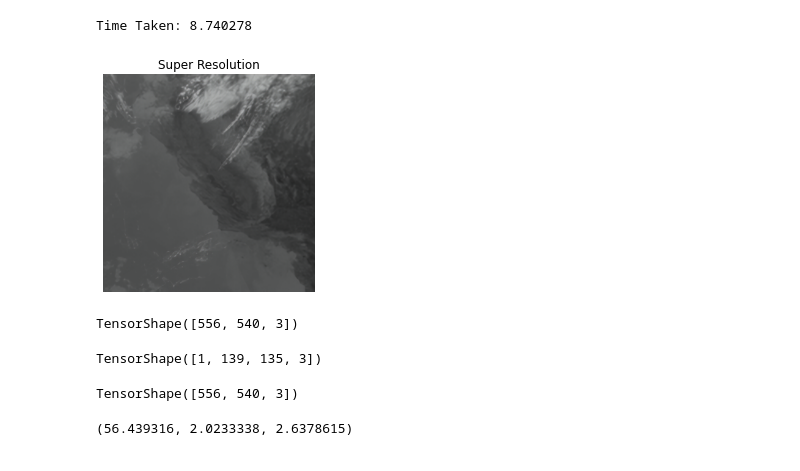
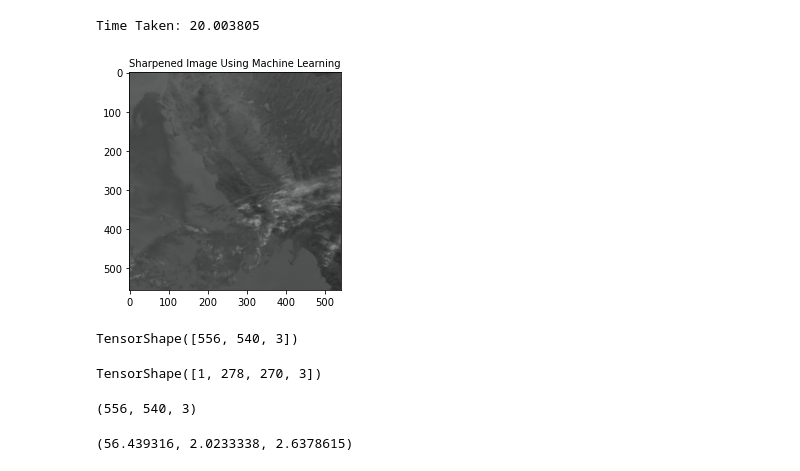
Before and after one commit to ccny-glasslab/Fires, a Jupyter notebook: Machine Learning/Image Enhancing.ipynb, the cells around one changed output. Drawn from its saved outputs; the diff is of its cells as text; code cells hidden in the pictures.

```diff
--- a/Machine Learning/Image Enhancing.ipynb
+++ b/Machine Learning/Image Enhancing.ipynb
@@ -31,5 +13,5 @@ Successfully installed tensorflow-hub-0.8.0
 # %%
-IMAGE_PATH = "GOES.png"
+IMAGE_PATH = "PNGs/GOES-17_ABI_RadC_C07_20181116_180619_cali.png"
 SAVED_MODEL_PATH = "https://tfhub.dev/captain-pool/esrgan-tf2/1"
 
 model = hub.load(SAVED_MODEL_PATH)
@@ -40,7 +22,7 @@ def preprocess_image(image_path):
   # images with 3 color channels.
   if hr_image.shape[-1] == 4:
     hr_image = hr_image[...,:-1]
-  hr_size = (tf.convert_to_tensor(hr_image.shape[:-1]) // 4) * 4
+  hr_size = (tf.convert_to_tensor(hr_image.shape[:-1]) // 2) * 2
   hr_image = tf.image.crop_to_bounding_box(hr_image, 0, 0, hr_size[0], hr_size[1])
   hr_image = tf.cast(hr_image, tf.float32)
   return tf.expand_dims(hr_image, 0)
@@ -56,9 +38,9 @@ def plot_image(image, title=""):
   image = np.asarray(image)
   image = tf.clip_by_value(image, 0, 255)
   image = Image.fromarray(tf.cast(image, tf.uint8).numpy())
-  plt.imshow(image)
-  plt.axis("off")
-  plt.title(title)
+  plt.imshow(image, cmap = 'viridis')
+  #plt.axis("off")
+  plt.title(title, fontsize = 10)
 
 def downscale_image(image):
   image_size = []
@@ -73,7 +55,7 @@ def downscale_image(image):
 
   lr_image = np.asarray(
     Image.fromarray(image.numpy())
-    .resize([image_size[0] // 4, image_size[1] // 4],
+    .resize([image_size[0] // 2, image_size[1] // 2],
               Image.BICUBIC))
 
   lr_image = tf.expand_dims(lr_image, 0)
@@ -89,8 +71,13 @@ fake_image = tf.squeeze(fake_image)
 hr_image = tf.squeeze(hr_image)
 print("Time Taken: %f" % (time.time() - start))
 # %% [output]
-Time Taken: 8.740278
+Time Taken: 20.003805
-# %%
-plot_image(tf.squeeze(fake_image), title = "Super Resolution")
-# %% [output]
-[figure, removed]
+# %%
+fake_image = resize(fake_image, (556, 540, 3))
+plot_image(fake_image, "Sharpened Image Using Machine Learning")
+
+#divider = make_axes_locatable(ax)
+#cax = divider.append_axes("right", size="5%", pad=0.05)
+#_ = plt.colorbar(im, cax=cax)
+# %% [output]
+[figure, added]
@@ -101,8 +90,8 @@ TensorShape([556, 540, 3])
 # %%
 lr_image.shape
 # %% [output]
-TensorShape([1, 139, 135, 3])
+TensorShape([1, 278, 270, 3])
 # %%
 fake_image.shape
 # %% [output]
-TensorShape([556, 540, 3])
+(556, 540, 3)
```
Also changed, not shown: parts of 3 cells of this notebook, 1 other file.
